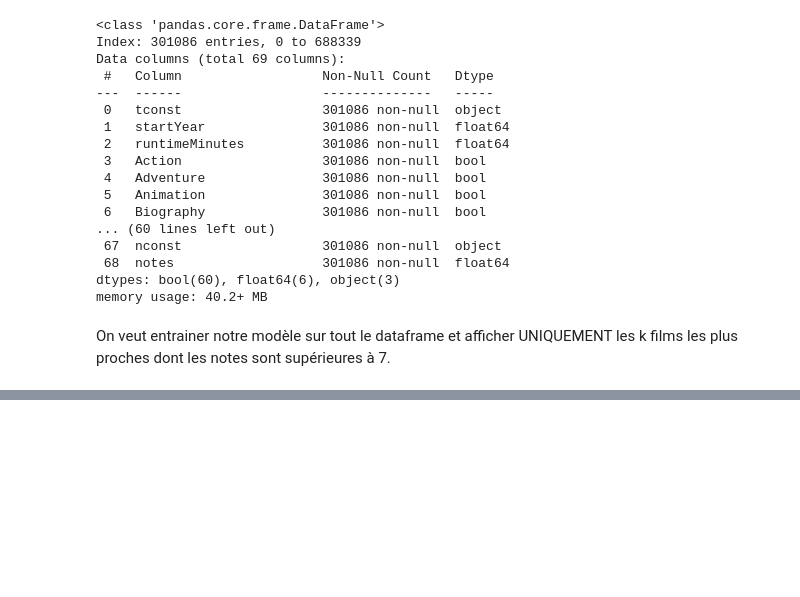
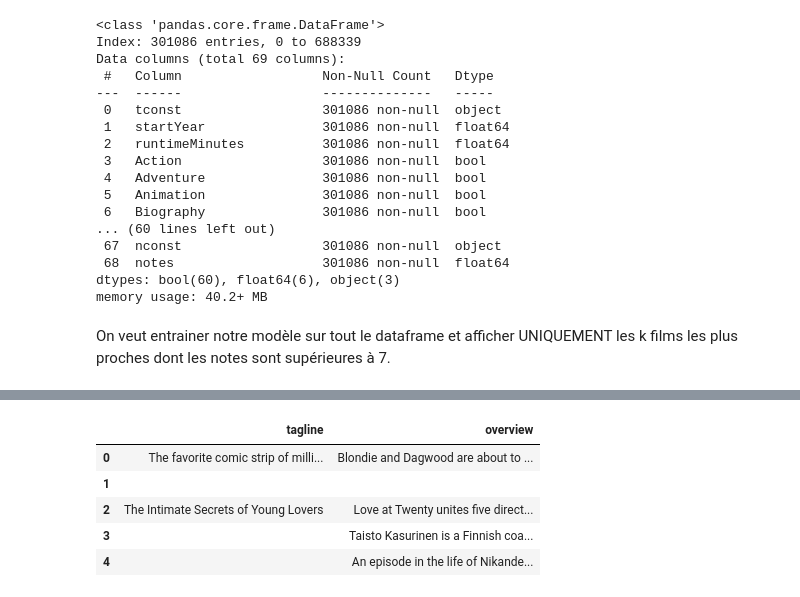
Before and after one commit to jpvt-data/AlgoCinema, a Jupyter notebook: machine learning/BIG_DF_ML.ipynb, the cells around one changed output, grey strips where cells are left out. Cells and saved outputs as stored; diff of their text form; code cells hidden in the pictures; blank space fills up the shorter version.

```diff
--- a/machine learning/BIG_DF_ML.ipynb
+++ b/machine learning/BIG_DF_ML.ipynb
@@ -396,0 +339,12 @@ print(f"Le k optimal est : {meilleur_k}")"""
+# %%
+tmdb_tf = tmdb[['tagline', 'overview']]
+tmdb_tf = tmdb_tf.fillna('')
+# %%
+tmdb_tf.head()
+# %% [output]
+|  | tagline | overview |
+| 0 | The favorite comic strip of milli... | Blondie and Dagwood are about to ... |
+| 1 |  |  |
+| 2 | The Intimate Secrets of Young Lovers | Love at Twenty unites five direct... |
+| 3 |  | Taisto Kasurinen is a Finnish coa... |
+| 4 |  | An episode in the life of Nikande... |
```
Also changed, not shown: parts of 10 cells of this notebook, 1 other file.
